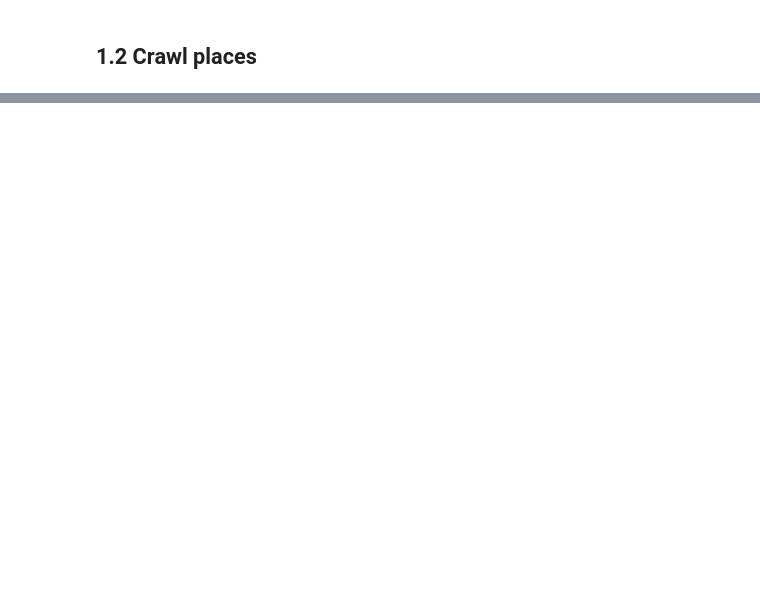
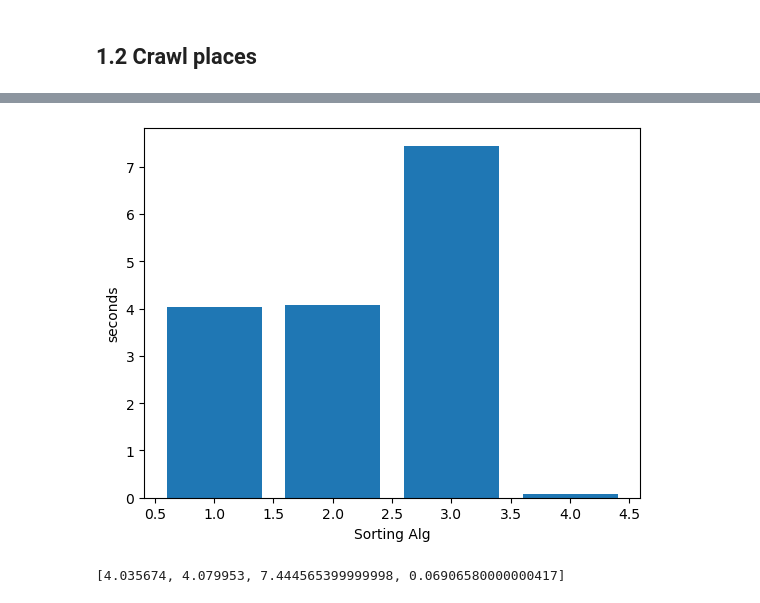
Before and after one commit to donEnno/G32HW3, a Jupyter notebook: HW3.ipynb, the cells around one changed output, grey strips where cells are left out. Cells and saved outputs as stored; diff of their text form; code cells hidden in the pictures; blank space fills up the shorter version.

```diff
--- a/HW3.ipynb
+++ b/HW3.ipynb
@@ -93,0 +127,8 @@ next_page = rq.get(home_url+next_href)
+# %%
+#Implementing an average function
+def Average(x):
+    aver=0
+    for i in x:
+        aver+=i
+
+    return round(aver/len(x),2)
@@ -93,0 +137,5 @@ next_page = rq.get(home_url+next_href)
+# %%
+#Creating a list of lists with the averages for each student
+Rank=[]
+for name in [stud for stud in Applic.keys()]:
+    Rank.append([name,Average(Applic[name])])
@@ -93,0 +262,32 @@ next_page = rq.get(home_url+next_href)
+# %%
+Rank=unsorted #because the Rank list was already sorted by previous codes so I'll assign back the unsorted one
+start=timeit.default_timer()
+#sorting Rank by scores
+Rank=MergeSort(Rank,1)
+#sorting duplicates by names (Reusing previous algorithm)
+i=0
+while i <= (len(Rank)-1):
+        j=1
+        while (i+j)<(len(Rank)-1) and Rank[i][1]==Rank[i+j][1]: #to know the length of consecutive elements that have same score
+            j+=1
+        if j!=1:
+            #temp variable to store the correct order (we used [::-1] to sort in ascending order)
+            temp=MergeSort([Rank[i+k] for k in range(j)],0)[::-1]
+
+            for k in range(j):
+                Rank[i+k]=temp[k] #changing the order in the Rank
+            i+=j #just to skip the elements already changed
+        else:
+            i+=1
+stop=timeit.default_timer()
+Times.append(stop-start)
+# %%
+#Plotting the running times
+plt.ylabel('seconds')
+plt.xlabel('Sorting Alg')
+plt.bar([1,2,3,4],Times)
+plt.show()
+Times
+# %% [output]
+[figure, added]
+[4.035674, 4.079953, 7.444565399999998, 0.06906580000000417]
```
Also changed, not shown: parts of 19 cells of this notebook.
